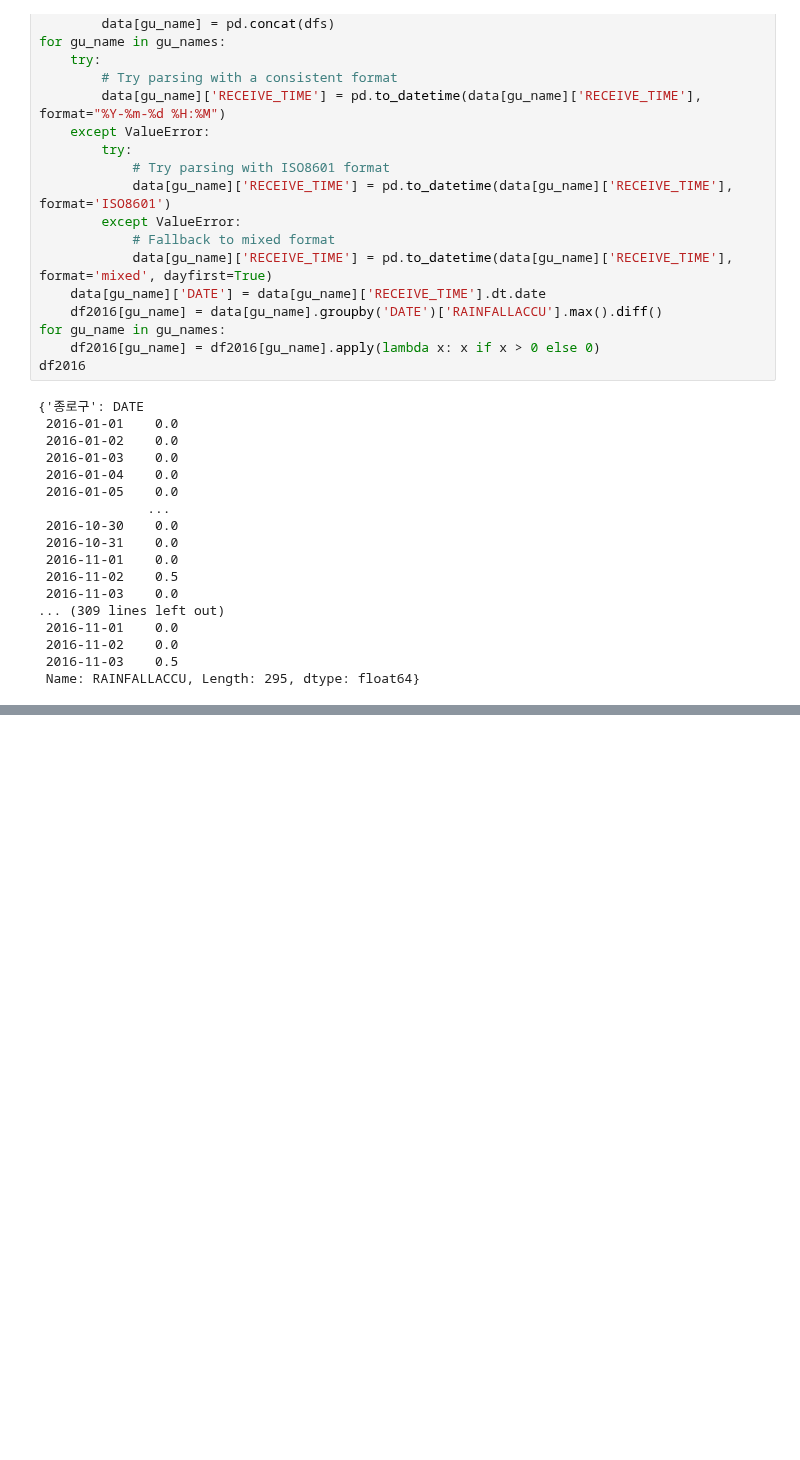
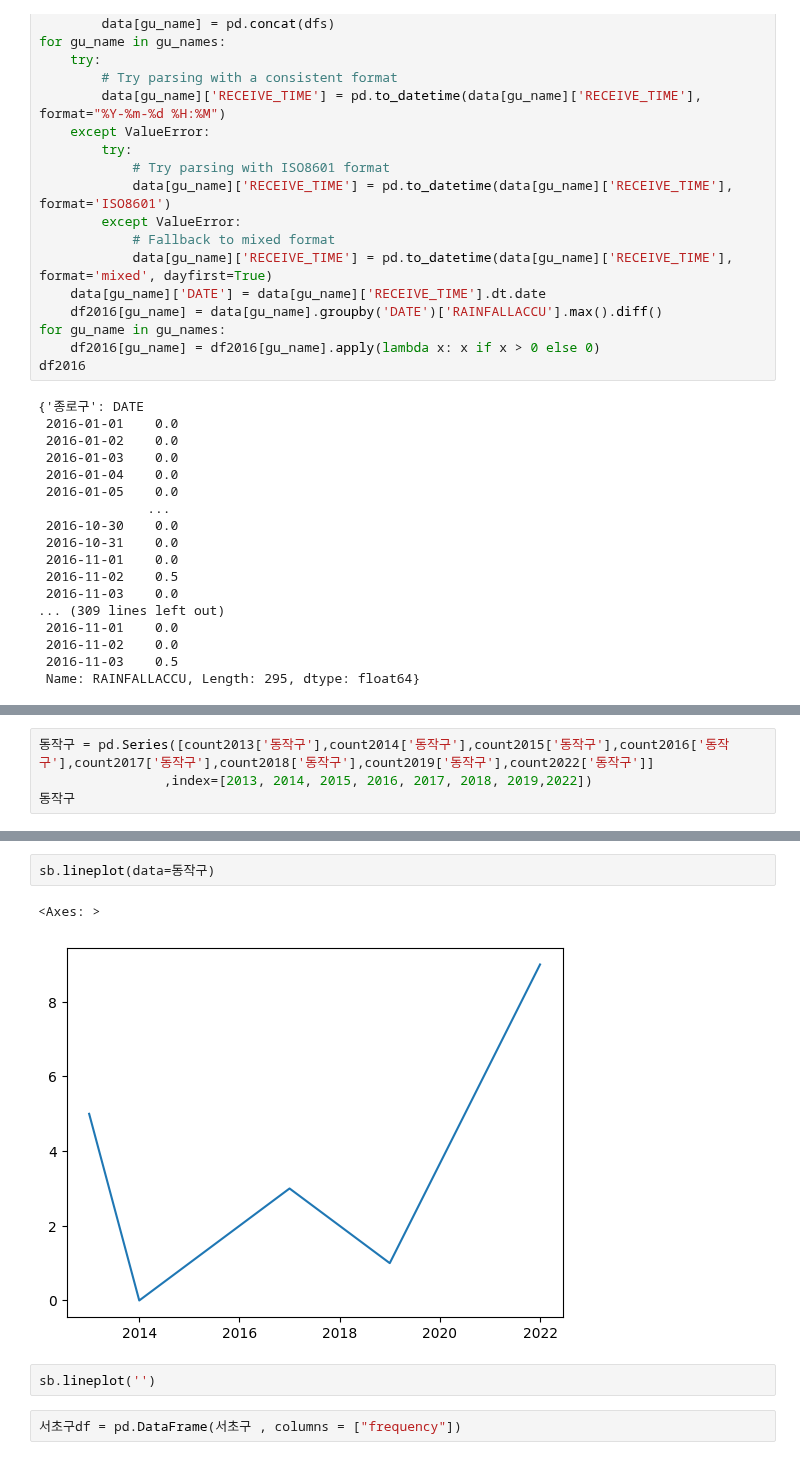
Before and after one commit to yooninsu/SeoulCity_BigData_Campus, a Jupyter notebook: rain_forecast.ipynb, the cells around one changed output, grey strips where cells are left out. Saved outputs shown, nothing was run; the diff lists cells and outputs as text; blank space fills up the shorter version.

```diff
--- a/rain_forecast.ipynb
+++ b/rain_forecast.ipynb
@@ -319,0 +749,4 @@ fig2 = m.plot_components(forecast, figsize=(20, 15))
+# %%
+동작구 = pd.Series([count2013['동작구'],count2014['동작구'],count2015['동작구'],count2016['동작구'],count2017['동작구'],count2018['동작구'],count2019['동작구'],count2022['동작구']]
+                ,index=[2013, 2014, 2015, 2016, 2017, 2018, 2019,2022])
+동작구
@@ -319,0 +810,9 @@ fig2 = m.plot_components(forecast, figsize=(20, 15))
+# %%
+sb.lineplot(data=동작구)
+# %% [output]
+<Axes: >
+[figure, added]
+# %%
+sb.lineplot('')
+# %%
+서초구df = pd.DataFrame(서초구 , columns = ["frequency"])
```
Also changed, not shown: parts of 37 cells of this notebook, 3 other files.
